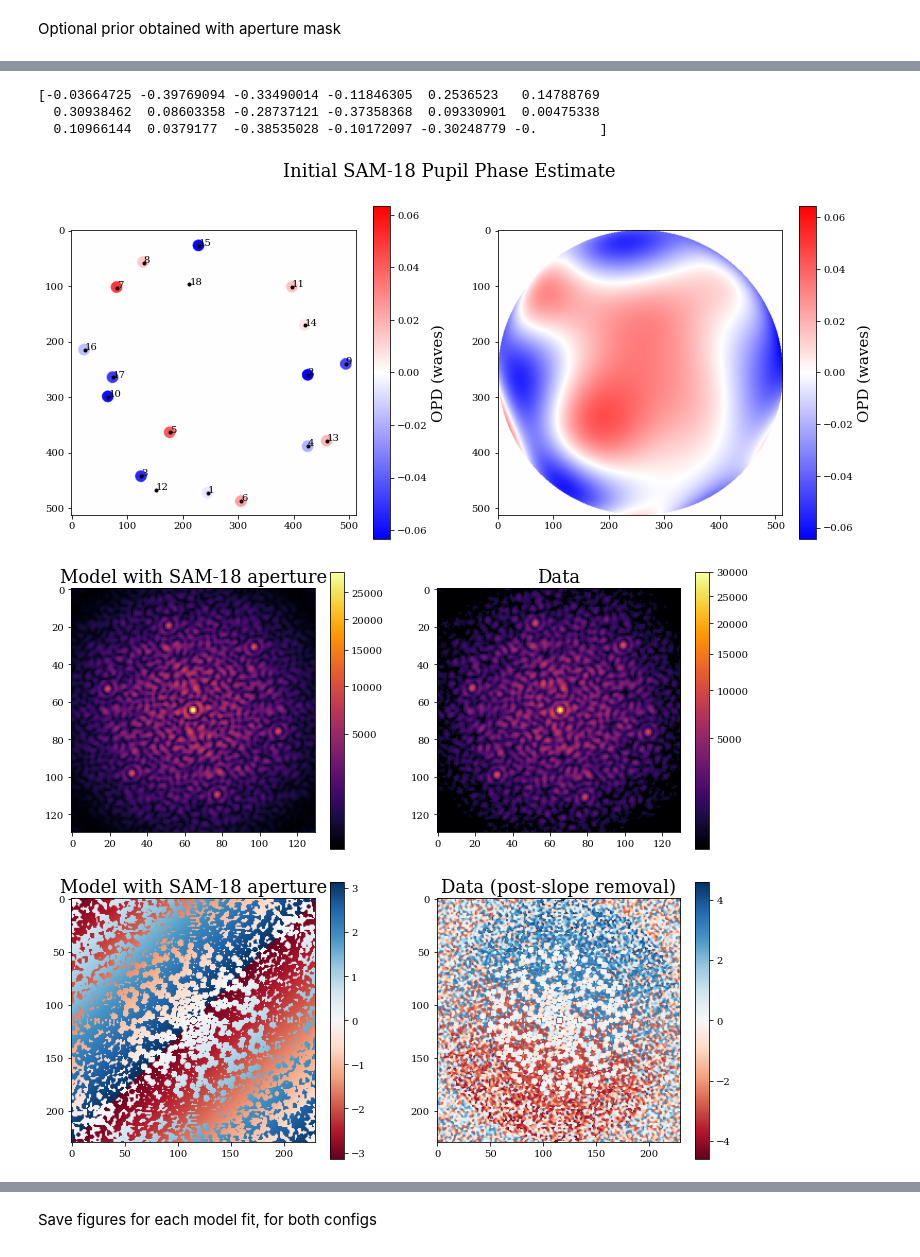
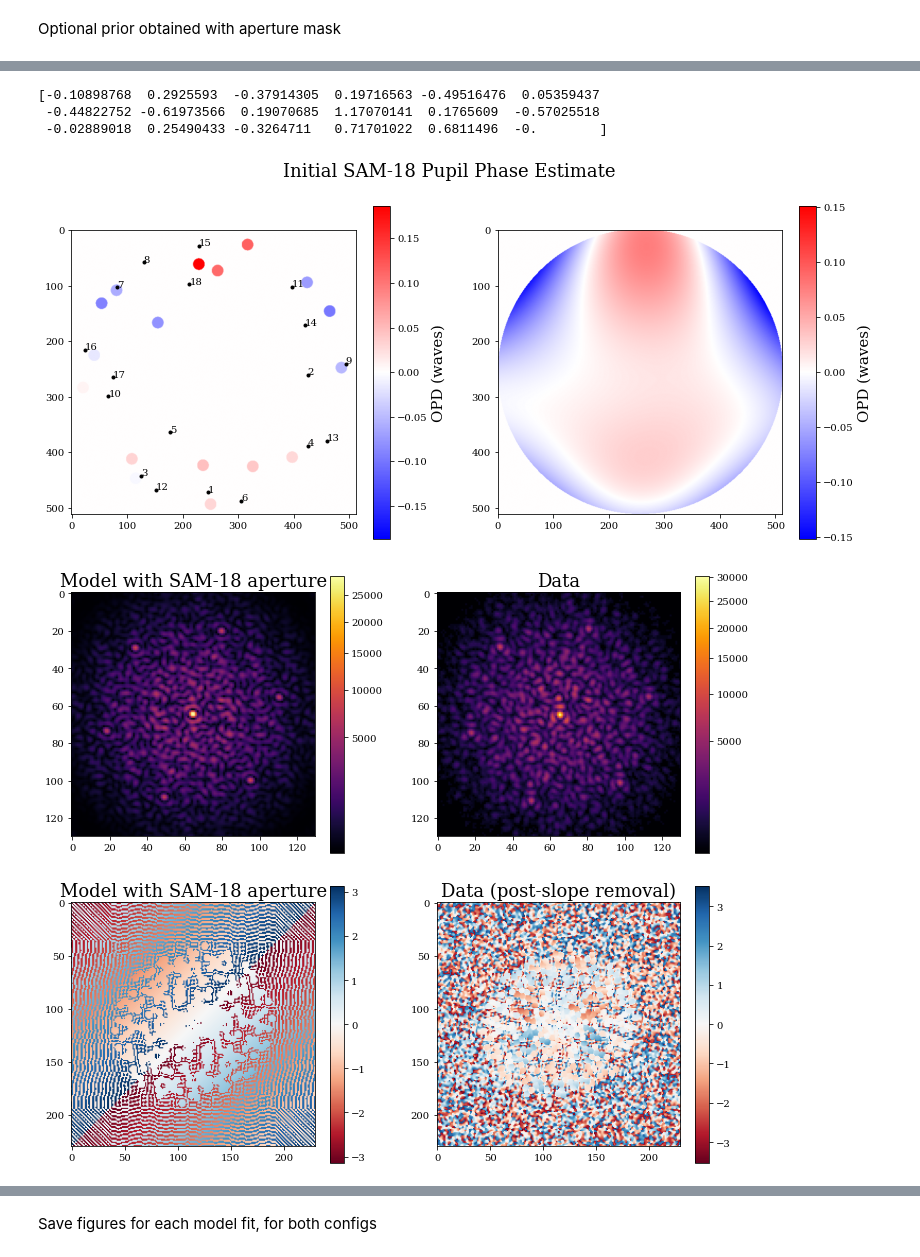
Before and after one commit to TolimanSpace/toliman_dp_design_testing, a Jupyter notebook: System_Aberrations.ipynb, the cells around one changed output, grey strips where cells are left out. Saved outputs shown, nothing was run; the diff lists cells and outputs as text; code cells hidden in the pictures.

```diff
--- a/System_Aberrations.ipynb
+++ b/System_Aberrations.ipynb
@@ -388,7 +389,8 @@ Lets loop this
 Jointly fit aberrations temporally.
 # %%
 # Location on detector
-row_start, col_start = 1840, 3340 # Start coord of window on det where data was taken
+# row_start, col_start = 1840, 3340 # Start coord of window on det where data was taken
+row_start, col_start = 1800, 2552 # Start coord of window on det where data was taken
 row_len, col_len = 150, 148   # window size of recorded data
 
 # flip about origin post-crop
@@ -397,8 +399,10 @@ beta_cropped = np.flip(beta[row_start:row_start+row_len, col_start:col_start+col
 gamma_cropped = np.flip(gamma[row_start:row_start+row_len, col_start:col_start+col_len])
 
 img_fnames = [
-    "spider/12_01_2026/12_01_2026_0deg_red_173us_0gain_Xoff3340_Yoff1840_img_stack_batch_0.npy",
-    "spider/12_01_2026/12_01_2026_90deg_red_173us_0gain_Xoff3340_Yoff1840_img_stack_batch_0.npy",
+    # "spider/12_01_2026/12_01_2026_0deg_red_173us_0gain_Xoff3340_Yoff1840_img_stack_batch_0.npy",
+    # "spider/12_01_2026/12_01_2026_90deg_red_173us_0gain_Xoff3340_Yoff1840_img_stack_batch_0.npy",
+    "spider/18_03_2026/18_03_2026_0deg_red_cropped.npy",
+    "spider/18_03_2026/18_03_2026_90deg_red_cropped.npy",
 
 ]
 labels = [
@@ -412,7 +416,9 @@ bckgnd_fnames = [
 ]
 
 sam18_fnames = [
-    "spider/12_01_2026/12_01_2026_mask_red_173us_0gain_Xoff3340_Yoff1840_img_stack_batch_0.npy"
+    # "spider/12_01_2026/12_01_2026_mask_red_173us_0gain_Xoff3340_Yoff1840_img_stack_batch_0.npy"
+    "spider/18_03_2026/18_03_2026_nrm_0deg_red_cropped.npy",
+
 ]
 
 imgs = np.asarray([np.flip(np.load(data_dir+img_fname)) for img_fname in img_fnames])
@@ -428,6 +434,6 @@ print(imgs[0].shape)
 # %%
 # Create directory that will hold all subsequent data products
-save_dir = "data/spider/retrieval_results/12_01_2026_mask/"
+save_dir = "data/spider/retrieval_results/18_03_2026/"
 if not os.path.exists(save_dir):
     os.makedirs(save_dir)
 elif len(os.listdir(save_dir)) != 0:
@@ -592,7 +591,7 @@ if ph_prior:
                         subap_centers=[mask_coords],
                         rmax=r,
                         pixel_coords=coords,
-                        pattern_rot= 240*np.pi/180,
+                        pattern_rot= -25*np.pi/180,
                         npix=aperture_npix,
                         prim_diam=aperture_diameter,
                         ap_noll_idxs=np.array([1]) # piston only
@@ -654,7 +653,7 @@ if ph_prior:
     UVHelper.set_splodge_bases(
             splodge_radius=None, # =
             stretch=1.2e-3,
-            rot=60.5,
+            rot=-25,#60.5,
             n_noll=1, # single piston per pix
             plot=False,
         )
@@ -878,10 +877,10 @@ if ph_prior:
                                 diameter=wf_diam,
                                 layers=layers,
                                 psf_npixels=linear_spider[0].shape[0],
-                                psf_pixel_scale=psf_pixel_scale,
+                                psf_pixel_scale=jnp.asarray([psf_pixel_scale]),
                                 oversample=oversample)
 
-    instrument_mask = dl.Telescope(optics=optics_mask, source=('source', dl.PointSources(wavelengths=[red_laser_wl], flux =jnp.asarray([0.5e16],dtype=float))),
+    instrument_mask = dl.Telescope(optics=optics_mask, source=('source', PointSource(wavelengths=[red_laser_wl], logflux=jnp.asarray([15-jnp.log(1.5)],dtype=float))),
                                    detector=detector)
 
     psf = instrument_mask.model()
@@ -906,36 +905,36 @@ if ph_prior:
     plt.subplot(1,2,2)
     plt.title("Data (post-slope removal)")
     # _, _, ph = compute_complex_vis(norm_linear_sam18_ph[0])
     ph = norm_linear_sam18_ph[0]
     plt.imshow(ph, norm=CenteredNorm(), cmap='RdBu')
     plt.colorbar()
 
     splodges = np.abs(jnp.fft.fftshift(jnp.fft.fft2(jnp.fft.fftshift(psf))))**2
     eg_splodge = np.abs(jnp.fft.fftshift(jnp.fft.fft2(jnp.fft.fftshift(linear_spider[0]))))**2
 
     norm = mcolors.Normalize(vmin=0, vmax=1)
     splodges_norm = norm(splodges/splodges.max())
     eg_splodge_norm = norm(eg_splodge/eg_splodge.max())
 
     splodges_mask = dummy_splodge_mask(splodges_norm, min_peak=1e-4, radius=2, prox_thresh=1)
     eg_splodge_mask = dummy_splodge_mask(eg_splodge_norm, min_peak=1e-4, radius=2, prox_thresh=1)
 
 
     plt.figure(figsize=(12,5))
     plt.subplot(1,3,1)
     plt.title("Model mask")
     plt.imshow(splodges_mask)
     plt.subplot(1,3,2)
     plt.title("Data mask")
     plt.imshow(eg_splodge_mask)
     plt.subplot(1,3,3)
     diff = splodges_mask - eg_splodge_mask
     plt.title("diff")
     plt.imshow(diff, cmap='bwr', norm=CenteredNorm())
 # %% [output]
-[-0.03664725 -0.39769094 -0.33490014 -0.11846305  0.2536523   0.14788769
-  0.30938462  0.08603358 -0.28737121 -0.37358368  0.09330901  0.00475338
-  0.10966144  0.0379177  -0.38535028 -0.10172097 -0.30248779 -0.        ]
+[-0.10898768  0.2925593  -0.37914305  0.19716563 -0.49516476  0.05359437
+ -0.44822752 -0.61973566  0.19070685  1.17070141  0.1765609  -0.57025518
+ -0.02889018  0.25490433 -0.3264711   0.71701022  0.6811496  -0.        ]
-[figure, old version]
+[figure, new version]
-[figure, old version]
+[figure, new version]
-[figure, old version]
+[figure, new version]
```
Also changed, not shown: parts of 31 cells of this notebook, 7 other files.
